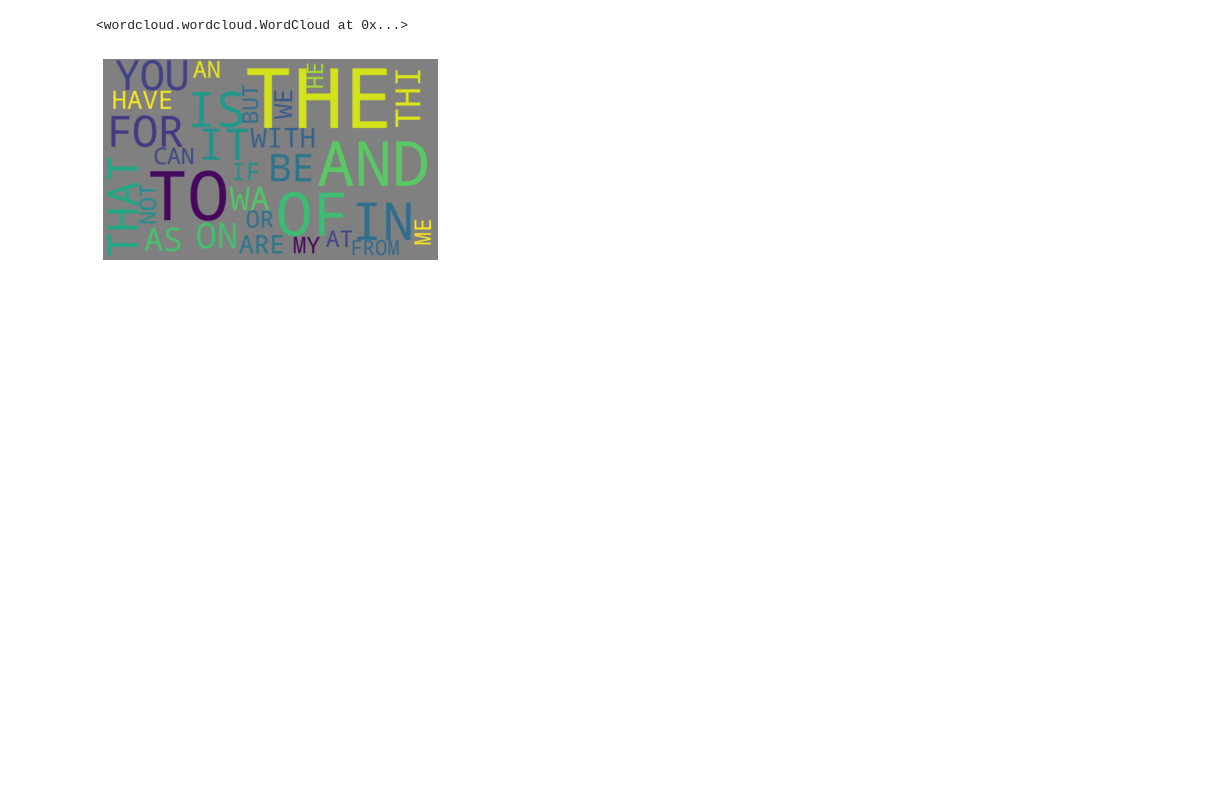
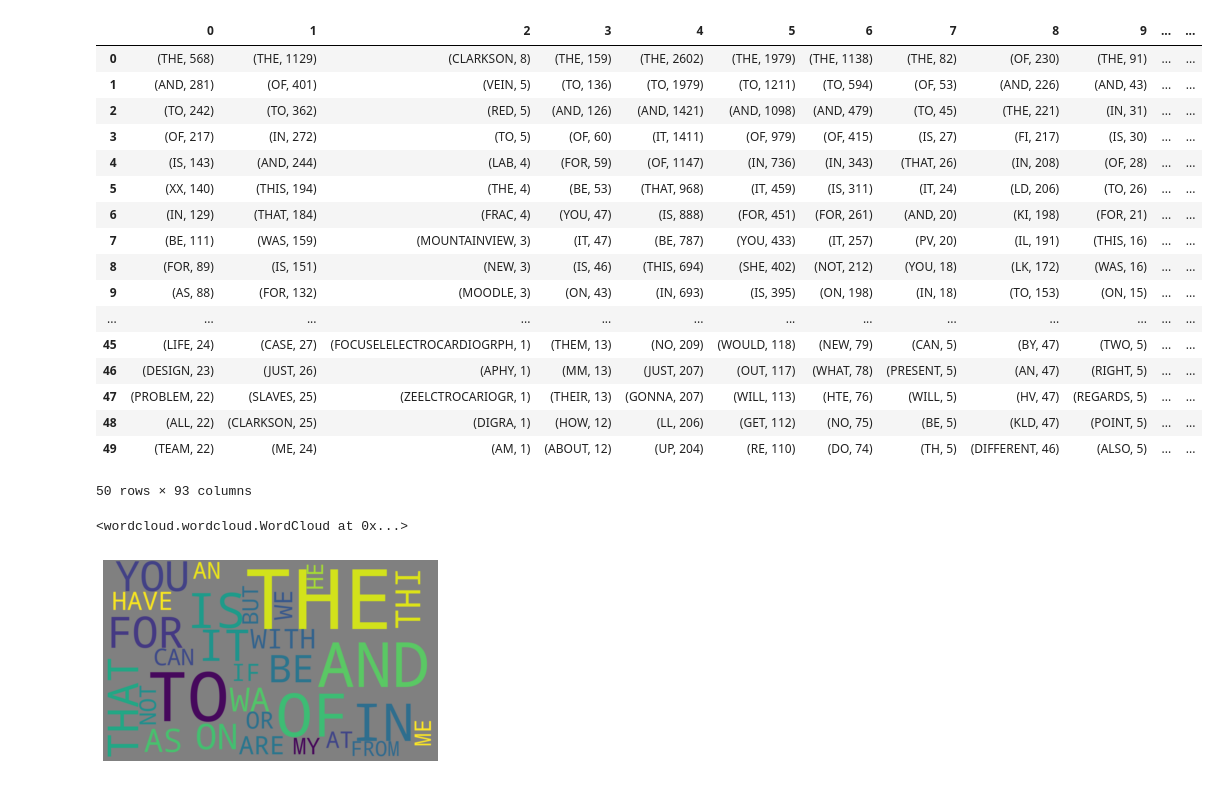
Before and after one commit to Joshua-Elms/nsf-reu2022, a Jupyter notebook: continuous_authentication/analysis/total_wordcloud.ipynb, the cells around one changed output. Drawn from its saved outputs; the diff is of its cells as text; code cells hidden in the pictures; blank space fills up the shorter version.

Commit message:
total words per user

```diff
--- a/continuous_authentication/analysis/total_wordcloud.ipynb
+++ b/continuous_authentication/analysis/total_wordcloud.ipynb
@@ -39,3 +18,59 @@ for i in range(len(user_list)):
+# %%
+ocnt = "occurence_count"
+tvec = "timing_vectors"
+
+write_lst = [[]for _ in range(50)]
+for i in range(len(user_list)):
+    path_to_user = PurePath(user_json_path, PurePath(f"user_{user_list[i]}.json"))
+
+    with open(path_to_user, "r") as f:
+        user_dict = load(f)
+
+    word_occurences = [(key, user_dict[key][ocnt]) for key in user_dict]
+
+
+
+    sorted_word_occurences = sorted(tuple(filter(lambda x: len(x[0]) > 1, [(key, user_dict[key][ocnt]) for key in user_dict])), key = lambda x: x[1], reverse=True)
+    if len(sorted_word_occurences) < 50:
+        continue
+    #word = [f"{sorted_word_occurences[x][0]} "*(sorted_word_occurences[x][1]) for x in range(len(sorted_word_occurences))]
+    else:
+        for i in range(len(write_lst)):
+            write_lst[i].append(sorted_word_occurences[i])
+
+    # with open(f"wordcloud_data/txt_files/sorted_word_ocnt{user_list[i]}.txt", 'w') as f:
+    #     writer = csv.writer(f, delimiter='\t')
+    #     writer.writerow(sorted_word_occurences)
+    #data = [np.loadtxt(f"wordcloud_data/txt_files/sorted_word_ocnt{user_list[i]}.txt", dtype = 'str')]
+
+
+
+# df = pd.DataFrame(data)
+# df
+
+
+df = pd.DataFrame(write_lst)
+df.to_csv("wordcloud_data/txt_files/most_common_words_by_user.txt")
+df
+# %% [output]
+|  | 0 | 1 | 2 | 3 | 4 | 5 | 6 | 7 | 8 | 9 | ... | ... |
+| 0 | (THE, 568) | (THE, 1129) | (CLARKSON, 8) | (THE, 159) | (THE, 2602) | (THE, 1979) | (THE, 1138) | (THE, 82) | (OF, 230) | (THE, 91) | ... | ... |
+| 1 | (AND, 281) | (OF, 401) | (VEIN, 5) | (TO, 136) | (TO, 1979) | (TO, 1211) | (TO, 594) | (OF, 53) | (AND, 226) | (AND, 43) | ... | ... |
+| 2 | (TO, 242) | (TO, 362) | (RED, 5) | (AND, 126) | (AND, 1421) | (AND, 1098) | (AND, 479) | (TO, 45) | (THE, 221) | (IN, 31) | ... | ... |
+| 3 | (OF, 217) | (IN, 272) | (TO, 5) | (OF, 60) | (IT, 1411) | (OF, 979) | (OF, 415) | (IS, 27) | (FI, 217) | (IS, 30) | ... | ... |
+| 4 | (IS, 143) | (AND, 244) | (LAB, 4) | (FOR, 59) | (OF, 1147) | (IN, 736) | (IN, 343) | (THAT, 26) | (IN, 208) | (OF, 28) | ... | ... |
+| 5 | (XX, 140) | (THIS, 194) | (THE, 4) | (BE, 53) | (THAT, 968) | (IT, 459) | (IS, 311) | (IT, 24) | (LD, 206) | (TO, 26) | ... | ... |
+| 6 | (IN, 129) | (THAT, 184) | (FRAC, 4) | (YOU, 47) | (IS, 888) | (FOR, 451) | (FOR, 261) | (AND, 20) | (KI, 198) | (FOR, 21) | ... | ... |
+| 7 | (BE, 111) | (WAS, 159) | (MOUNTAINVIEW, 3) | (IT, 47) | (BE, 787) | (YOU, 433) | (IT, 257) | (PV, 20) | (IL, 191) | (THIS, 16) | ... | ... |
+| 8 | (FOR, 89) | (IS, 151) | (NEW, 3) | (IS, 46) | (THIS, 694) | (SHE, 402) | (NOT, 212) | (YOU, 18) | (LK, 172) | (WAS, 16) | ... | ... |
+| 9 | (AS, 88) | (FOR, 132) | (MOODLE, 3) | (ON, 43) | (IN, 693) | (IS, 395) | (ON, 198) | (IN, 18) | (TO, 153) | (ON, 15) | ... | ... |
+| ... | ... | ... | ... | ... | ... | ... | ... | ... | ... | ... | ... | ... |
+| 45 | (LIFE, 24) | (CASE, 27) | (FOCUSELELECTROCARDIOGRPH, 1) | (THEM, 13) | (NO, 209) | (WOULD, 118) | (NEW, 79) | (CAN, 5) | (BY, 47) | (TWO, 5) | ... | ... |
+| 46 | (DESIGN, 23) | (JUST, 26) | (APHY, 1) | (MM, 13) | (JUST, 207) | (OUT, 117) | (WHAT, 78) | (PRESENT, 5) | (AN, 47) | (RIGHT, 5) | ... | ... |
+| 47 | (PROBLEM, 22) | (SLAVES, 25) | (ZEELCTROCARIOGR, 1) | (THEIR, 13) | (GONNA, 207) | (WILL, 113) | (HTE, 76) | (WILL, 5) | (HV, 47) | (REGARDS, 5) | ... | ... |
+| 48 | (ALL, 22) | (CLARKSON, 25) | (DIGRA, 1) | (HOW, 12) | (LL, 206) | (GET, 112) | (NO, 75) | (BE, 5) | (KLD, 47) | (POINT, 5) | ... | ... |
+| 49 | (TEAM, 22) | (ME, 24) | (AM, 1) | (ABOUT, 12) | (UP, 204) | (RE, 110) | (DO, 74) | (TH, 5) | (DIFFERENT, 46) | (ALSO, 5) | ... | ... |
+50 rows × 93 columns
 # %%
 word_occurences = [(key, aggregator[key]) for key in aggregator]
 # word_occurences
```
Also changed, not shown: parts of 2 cells of this notebook, 1 other file.
